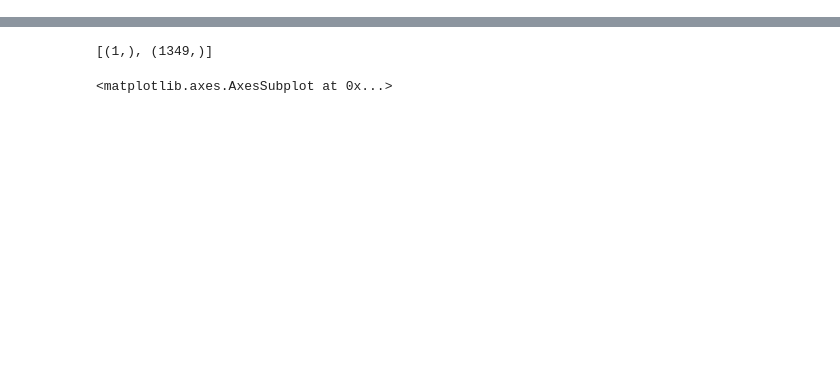
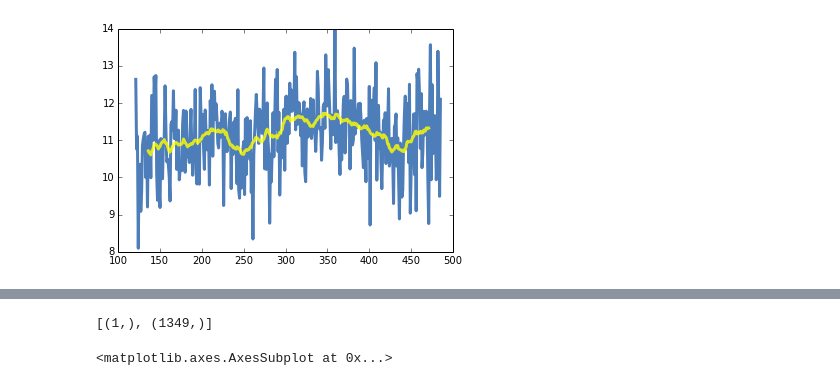
Before and after one commit to AllenDowney/ThinkStats2, a Jupyter notebook: code/chap12.ipynb, the cells around one changed output, grey strips where cells are left out. Saved outputs shown, nothing was run; the diff lists cells and outputs as text; code cells hidden in the pictures; blank space fills up the shorter version.

```diff
--- a/code/chap12.ipynb
+++ b/code/chap12.ipynb
@@ -19,0 +23,5 @@ thinkplot.Cdfs(cdfs.ppg)
+# %%
+year11 = ppg[121:121+365]
+#year11 = year11.reindex(range(0, 365))
+year11
+year11.date[121], year11.date[121+364]
@@ -19,0 +31,6 @@ thinkplot.Cdfs(cdfs.ppg)
+# %%
+thinkplot.Plot(year11.index, year11.ppg)
+roll_mean = pandas.rolling_mean(year11.ppg, 30, center=True)
+thinkplot.Plot(year11.index, roll_mean, color='yellow')
+year11.date[250], year11.date[350], year11.date[430]
+# %% [output]
@@ -19,0 +40 @@ thinkplot.Cdfs(cdfs.ppg)
+[figure, added]
```
Also changed, not shown: parts of 29 cells of this notebook, 1 other file.
